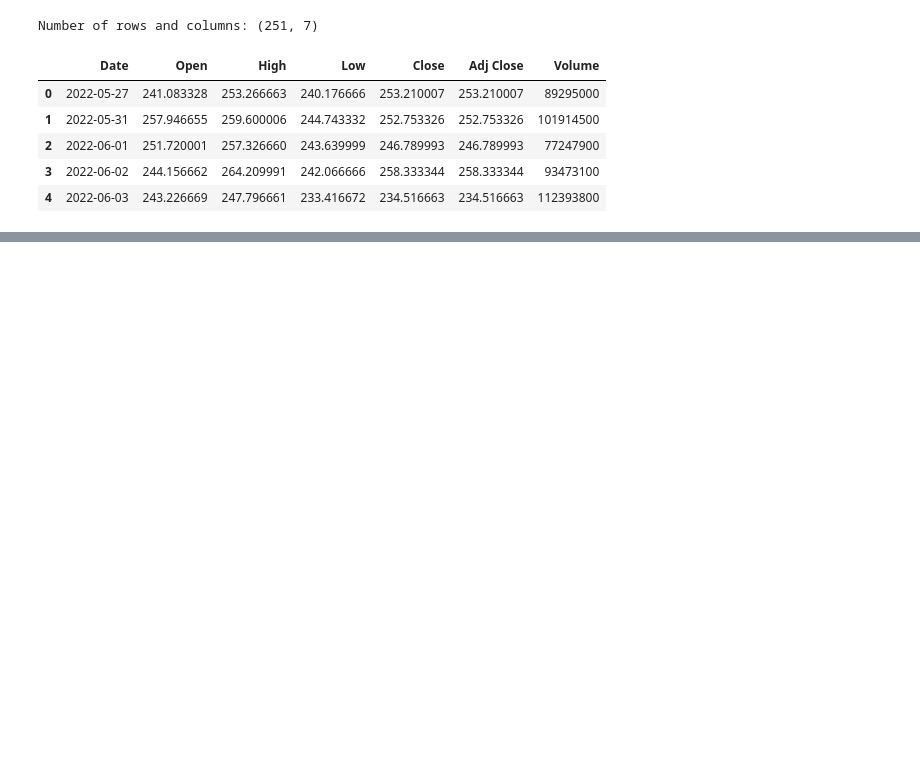
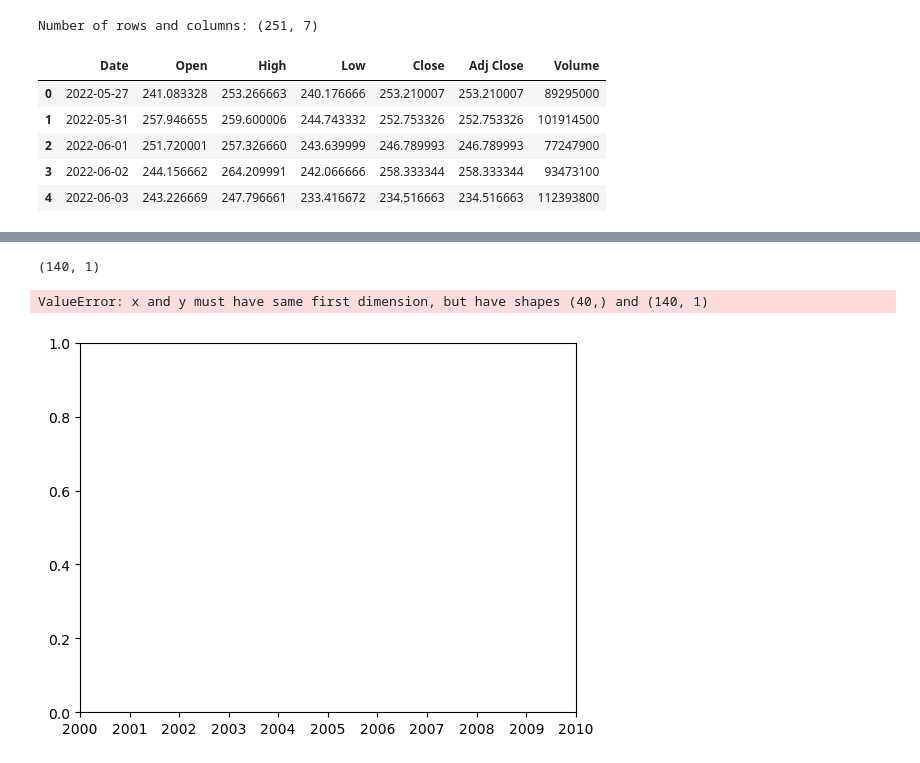
Before and after one commit to cowlinn/Money_Bot_V1, a Jupyter notebook: Exploration/ML/LSTM Time Sharing Stonk Predict.ipynb, the cells around one changed output, grey strips where cells are left out. Cells and saved outputs as stored; diff of their text form; code cells hidden in the pictures; blank space fills up the shorter version.

```diff
--- a/Exploration/ML/LSTM Time Sharing Stonk Predict.ipynb
+++ b/Exploration/ML/LSTM Time Sharing Stonk Predict.ipynb
@@ -167,17 +186,26 @@ Epoch 100/100
 <keras.callbacks.History at 0x...>
 # %%
 # Getting the predicted stock price of 2017
-dataset_train = df.iloc[:200, 1:2]
-dataset_test = df.iloc[200:, 1:2]
+dataset_train = df.iloc[:100, 1:2]
+dataset_test = df.iloc[100:, 1:2]
+
 dataset_total = pd.concat((dataset_train, dataset_test), axis = 0)
+
+
+print(dataset_total.shape)
+
+
 inputs = dataset_total[len(dataset_total) - len(dataset_test) - 60:].values
 inputs = inputs.reshape(-1,1)
 inputs = sc.transform(inputs)
 X_test = []
-for i in range(60, 150):
-    X_test.append(inputs[i-60:i, 0])
+for i in range(60, 100):
+    temp = inputs[i-60:i, 0:1] #40 segments of size 60 (0:59, 1:60...)
+    X_test.append(temp)
 X_test = np.array(X_test)
 print(X_test.shape)
+X_test = X_test.reshape((X_test.shape[0], -1))
+#reshape into 3D model for LSTM
 X_test = np.reshape(X_test, (X_test.shape[0], X_test.shape[1], 1))
 print(X_test.shape)
 # (459, 60, 1)
@@ -189,0 +221,16 @@ predicted_stock_price = sc.inverse_transform(predicted_stock_price)
+# %%
+# Visualising the results
+print(dataset_test.values[11:].shape)
+plt.plot(df.loc[211:, "Date"],dataset_test.values[11:], color = "red", label = "Real TESLA Stock Price")
+print(predicted_stock_price.shape)
+plt.plot(df.loc[200:, "Date"],predicted_stock_price, color = "blue", label = "Predicted TESLA Stock Price")
+plt.xticks(np.arange(0,51,1))
+plt.title('TESLA Stock Price Prediction')
+plt.xlabel('Time')
+plt.ylabel('TESLA Stock Price')
+plt.legend()
+plt.show()
+# %% [output]
+(140, 1)
+ValueError: x and y must have same first dimension, but have shapes (40,) and (140, 1)
+[figure, added]
```
Also changed, not shown: parts of 9 cells of this notebook.
